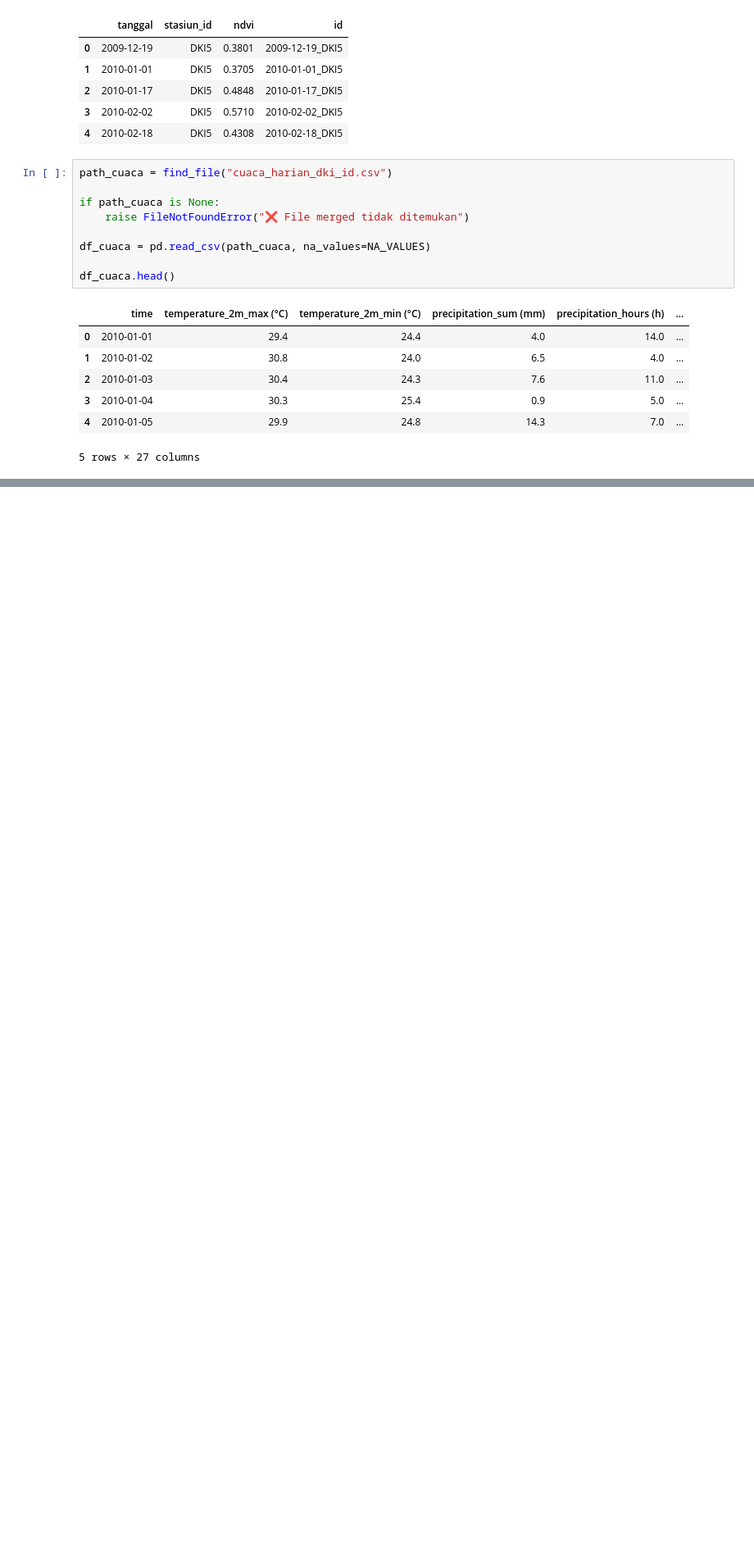
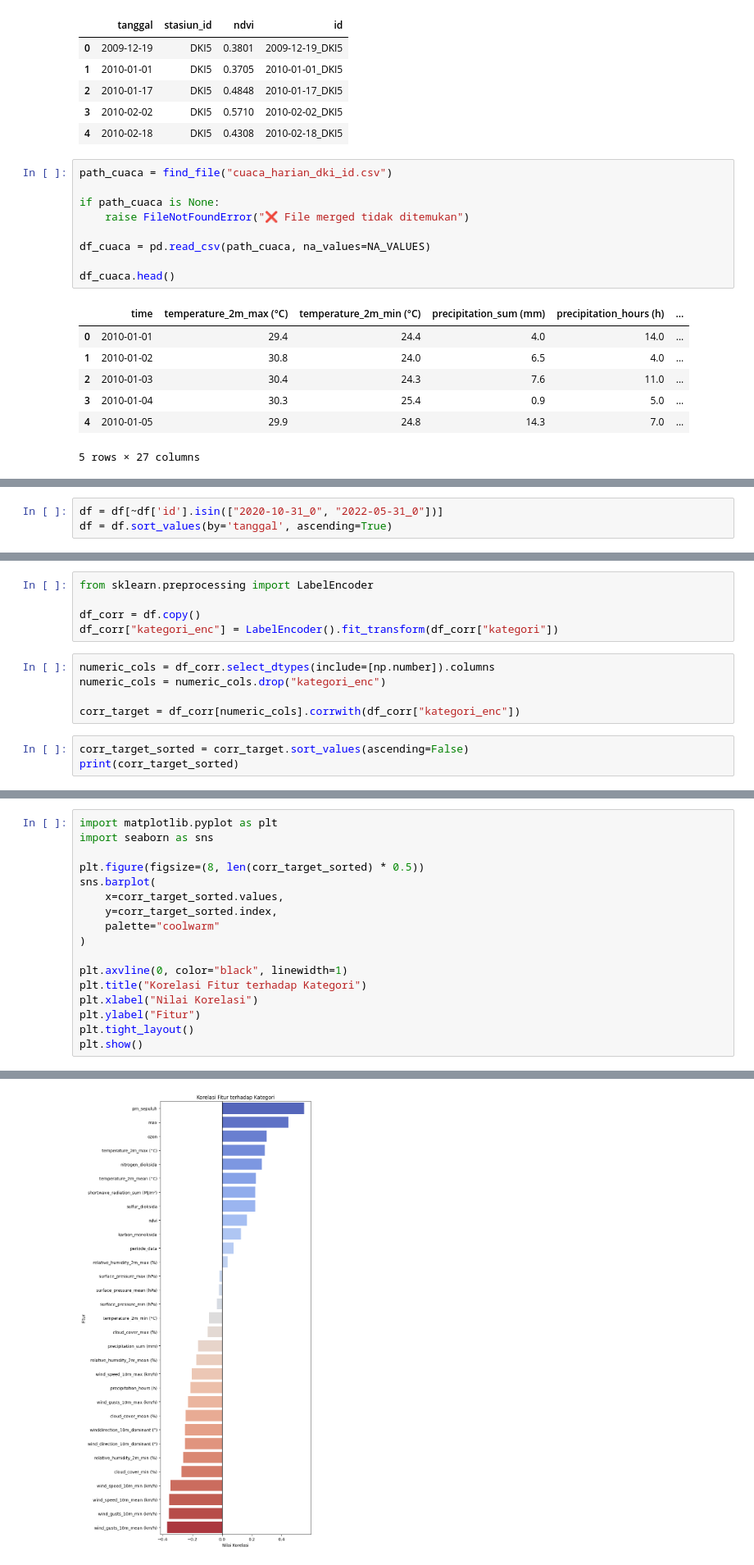
Before and after one commit to nabila-azhari/AIR-POLLUTION-PREDICTION-PENYISIHAN-DATAVIDIA-10, a Jupyter notebook: models/merging_cuaca_ispu_ndvi.ipynb, the cells around one changed output, grey strips where cells are left out. Shown at 82% size. Drawn from its saved outputs; the diff is of its cells as text; blank space fills up the shorter version.

```diff
--- a/models/merging_cuaca_ispu_ndvi.ipynb
+++ b/models/merging_cuaca_ispu_ndvi.ipynb
@@ -89,0 +135,3 @@ df_ispu.head()
+# %%
+df = df[~df['id'].isin(["2020-10-31_0", "2022-05-31_0"])]
+df = df.sort_values(by='tanggal', ascending=True)
@@ -89,0 +188,13 @@ df_ispu.head()
+# %%
+from sklearn.preprocessing import LabelEncoder
+
+df_corr = df.copy()
+df_corr["kategori_enc"] = LabelEncoder().fit_transform(df_corr["kategori"])
+# %%
+numeric_cols = df_corr.select_dtypes(include=[np.number]).columns
+numeric_cols = numeric_cols.drop("kategori_enc")
+
+corr_target = df_corr[numeric_cols].corrwith(df_corr["kategori_enc"])
+# %%
+corr_target_sorted = corr_target.sort_values(ascending=False)
+print(corr_target_sorted)
@@ -89,0 +219,18 @@ df_ispu.head()
+# %%
+import matplotlib.pyplot as plt
+import seaborn as sns
+
+plt.figure(figsize=(8, len(corr_target_sorted) * 0.5))
+sns.barplot(
+    x=corr_target_sorted.values,
+    y=corr_target_sorted.index,
+    palette="coolwarm"
+)
+
+plt.axvline(0, color="black", linewidth=1)
+plt.title("Korelasi Fitur terhadap Kategori")
+plt.xlabel("Nilai Korelasi")
+plt.ylabel("Fitur")
+plt.tight_layout()
+plt.show()
+# %% [output]
@@ -89,0 +240 @@ df_ispu.head()
+[figure, added]
```
Also changed, not shown: parts of 11 cells of this notebook, 8 other files.
